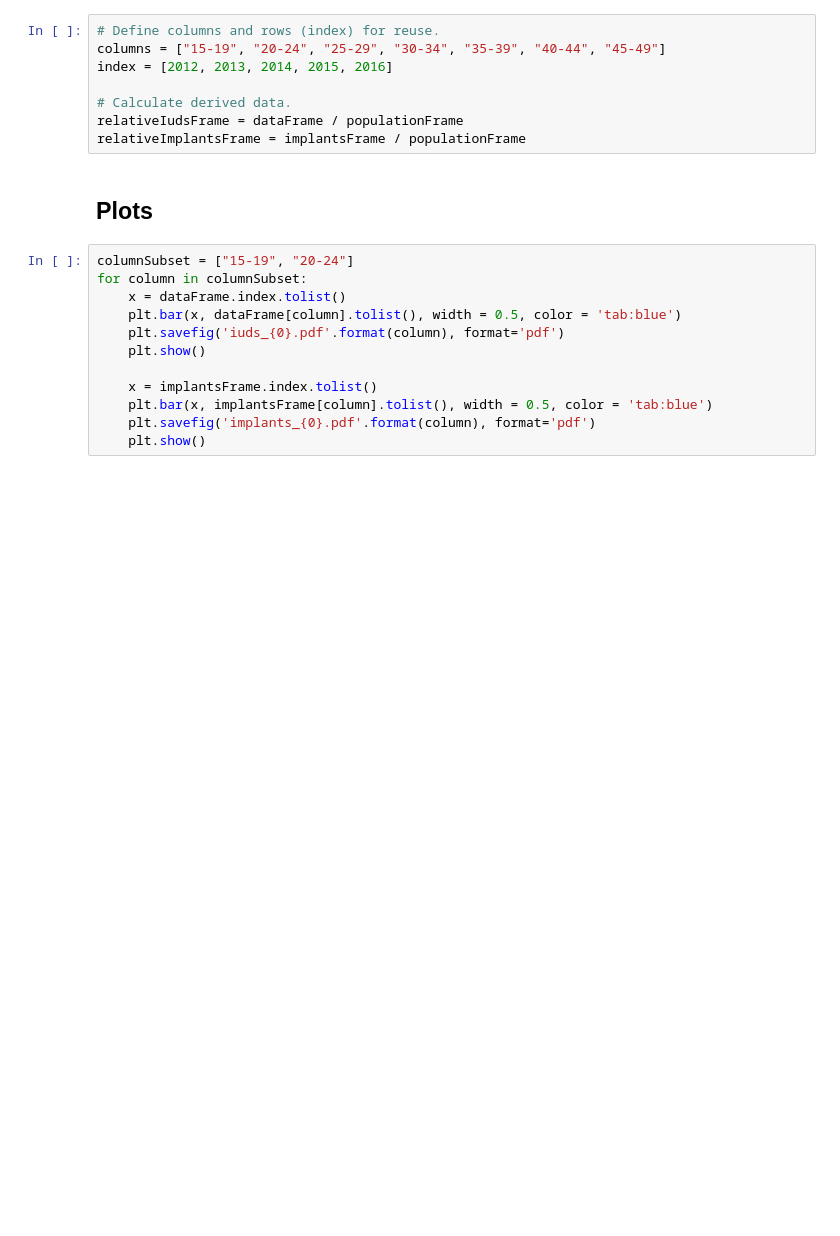
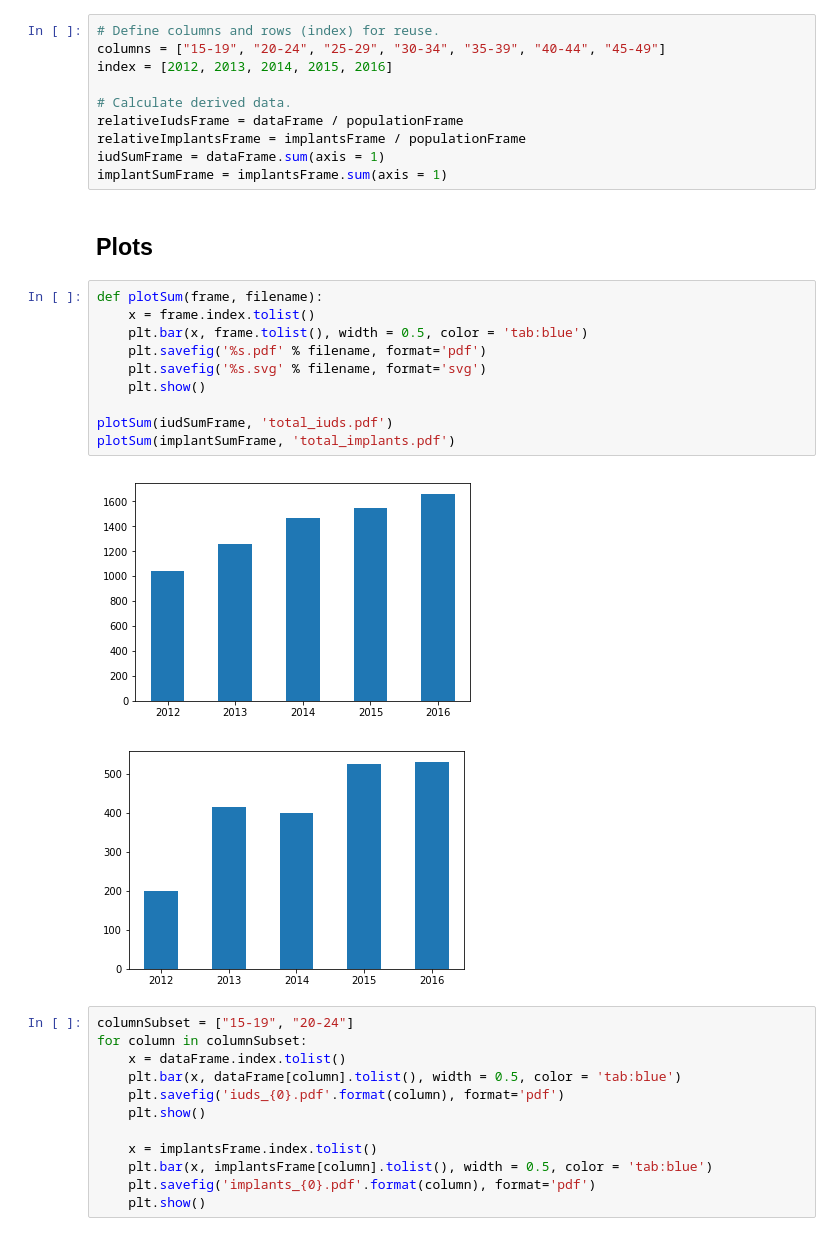
Before and after one commit to kerminen/freia, a Jupyter notebook: scripts/plots_tromsa.ipynb, the cells around one changed output. Cells and saved outputs as stored; diff of their text form; blank space fills up the shorter version.

```diff
--- a/scripts/plots_tromsa.ipynb
+++ b/scripts/plots_tromsa.ipynb
@@ -52,8 +52,23 @@ index = [2012, 2013, 2014, 2015, 2016]
 # Calculate derived data.
 relativeIudsFrame = dataFrame / populationFrame
 relativeImplantsFrame = implantsFrame / populationFrame
+iudSumFrame = dataFrame.sum(axis = 1)
+implantSumFrame = implantsFrame.sum(axis = 1)
 # %% [markdown]
 ## Plots
+# %%
+def plotSum(frame, filename):
+    x = frame.index.tolist()
+    plt.bar(x, frame.tolist(), width = 0.5, color = 'tab:blue')
+    plt.savefig('%s.pdf' % filename, format='pdf')
+    plt.savefig('%s.svg' % filename, format='svg')
+    plt.show()
+
+plotSum(iudSumFrame, 'total_iuds.pdf')
+plotSum(implantSumFrame, 'total_implants.pdf')
+# %% [output]
+[figure, added]
+[figure, added]
 # %%
 columnSubset = ["15-19", "20-24"]
 for column in columnSubset:
```
Also changed, not shown: parts of 1 cell of this notebook.
